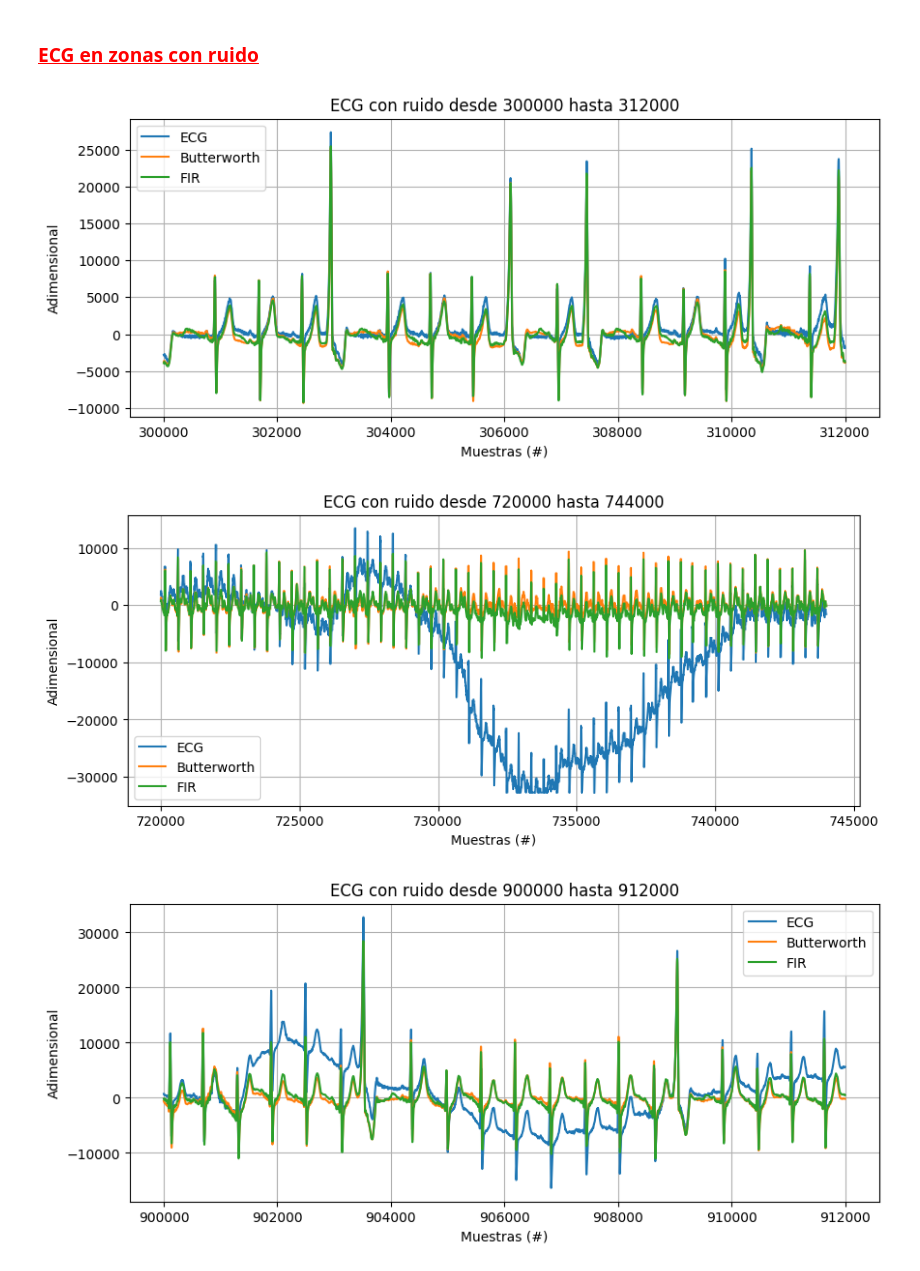
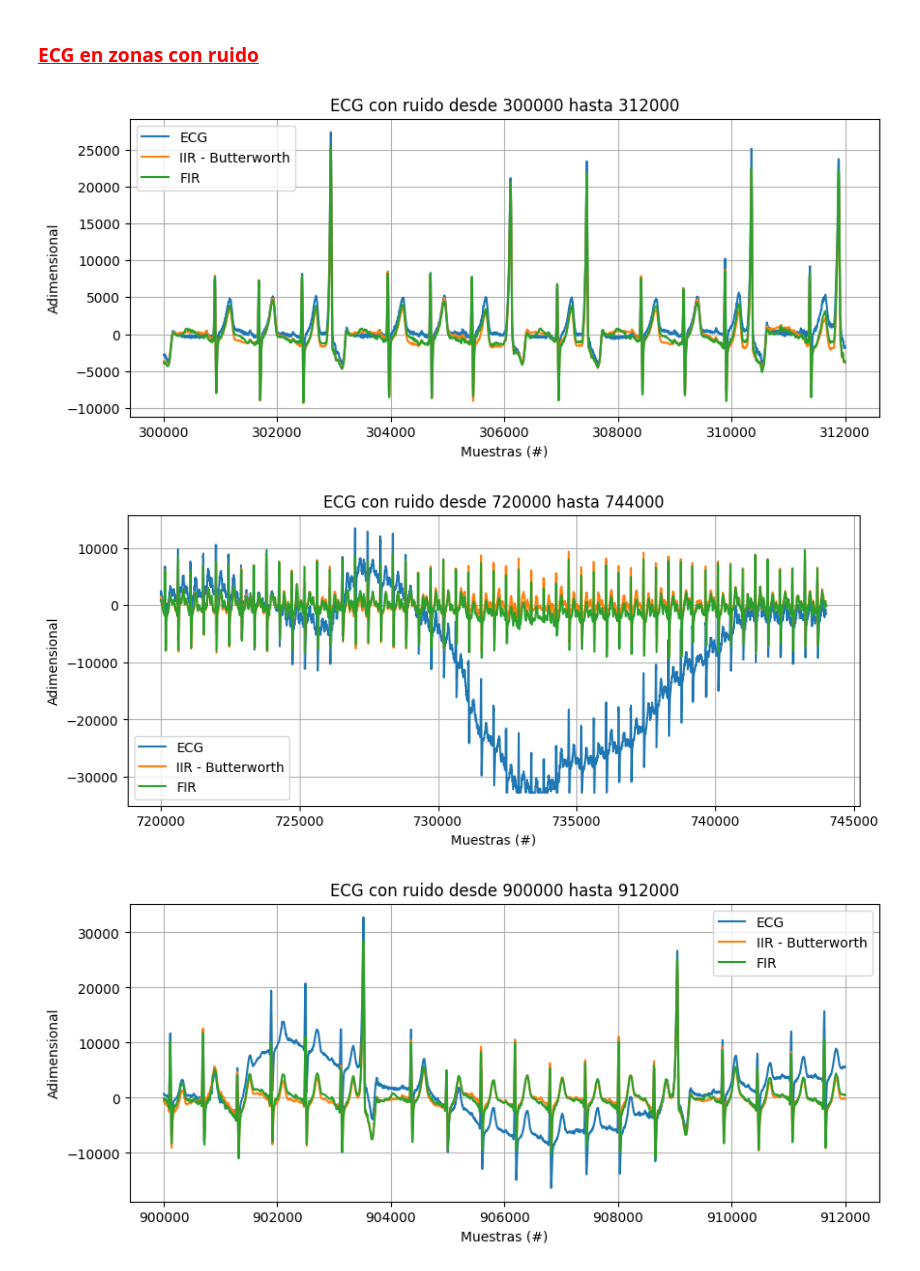
Before and after one commit to Catalina-git/TS8, a Jupyter notebook: TS8.ipynb, the cells around one changed output. Drawn from its saved outputs; the diff is of its cells as text; code cells hidden in the pictures.

```diff
--- a/TS8.ipynb
+++ b/TS8.ipynb
@@ -395,7 +395,7 @@ for r in regiones_sin_ruido:
 
     plt.figure(figsize=(18,4))
     plt.plot(t, ecg_raw[t], label="ECG")
-    plt.plot(t, ecg_filt_iir[t], label="Butterworth")
+    plt.plot(t, ecg_filt_iir[t], label="IIR - Butterworth")
     plt.plot(t, ecg_filt_fir[t], label="FIR")
     plt.title('ECG sin ruido desde ' + str(r[0]) + ' hasta ' + str(r[1]) )
     plt.ylabel('Adimensional')
@@ -410,28 +410,28 @@ for r in regiones_sin_ruido:
 # %%
 # %% GRAFICOS — ZONAS CON RUIDO
 
 regiones_ruidosas = [
     (np.array([5, 5.2])*60*fs).astype(int),
     (np.array([12, 12.4])*60*fs).astype(int),
     (np.array([15, 15.2])*60*fs).astype(int)
 ]
 
 for r in regiones_ruidosas:
     a,b = r
     t = np.arange(a,b)
 
     plt.figure(figsize=(10,4))
     plt.plot(t, ecg_raw[t], label="ECG")
-    plt.plot(t, ecg_filt_iir[t], label="Butterworth")
+    plt.plot(t, ecg_filt_iir[t], label="IIR - Butterworth")
     plt.plot(t, ecg_filt_fir[t], label="FIR")
     plt.title('ECG con ruido desde ' + str(r[0]) + ' hasta ' + str(r[1]) )
     plt.ylabel('Adimensional')
     plt.xlabel('Muestras (#)')
     plt.legend()
     plt.grid()
 # %% [output]
-[figure, old version]
+[figure, new version]
-[figure, old version]
+[figure, new version]
-[figure, old version]
+[figure, new version]
 # %% [markdown]
 # III. **Conclusiones**
```
Also changed, not shown: parts of 3 cells of this notebook.
